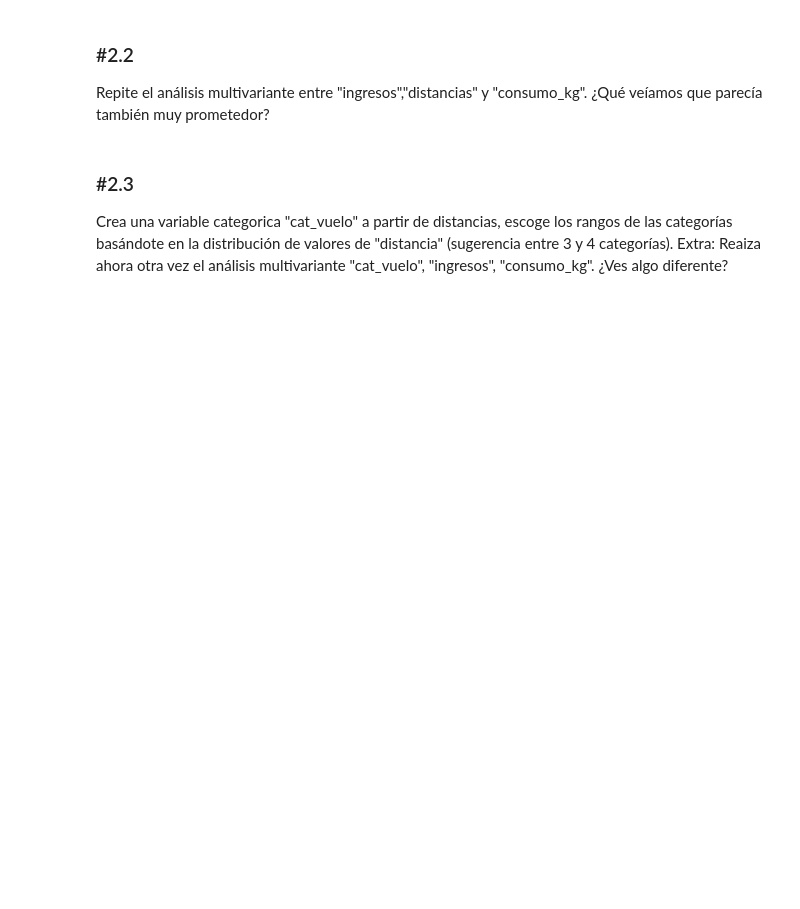
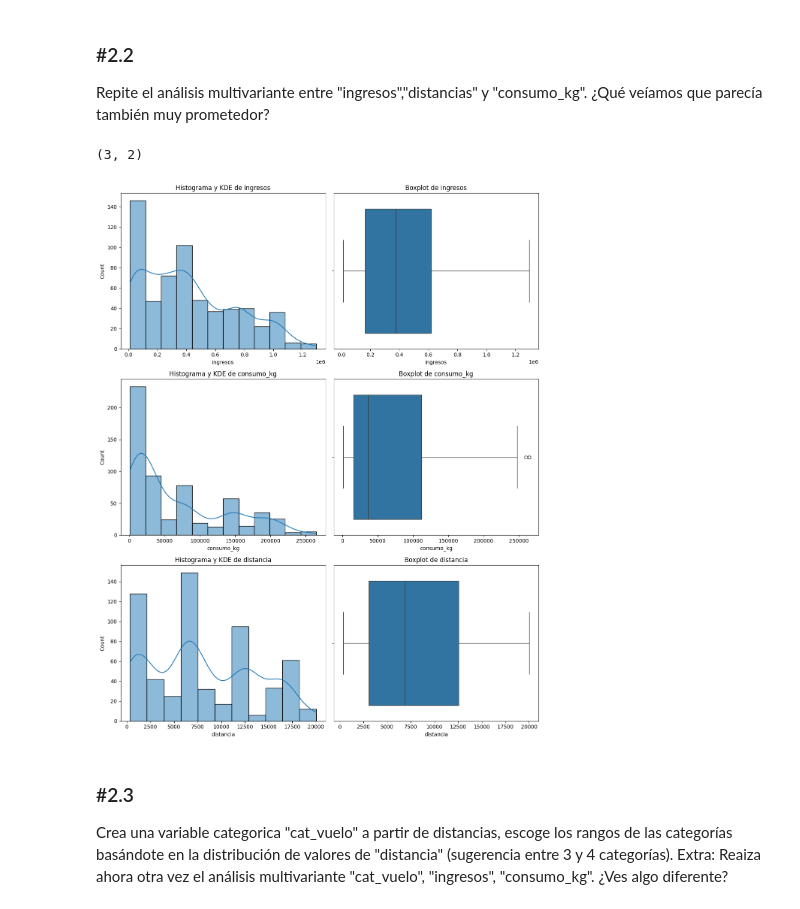
Before and after one commit to MariaJoseCamacho/repositorio_clase, a Jupyter notebook: 03_Analisis_de_Datos/Sprint_07/Unidad_02/Practica_Obligatoria/18_Practica_Obligatoria_Multivariante.ipynb, the cells around one changed output. Drawn from its saved outputs; the diff is of its cells as text; code cells hidden in the pictures; blank space fills up the shorter version.

```diff
--- a/03_Analisis_de_Datos/Sprint_07/Unidad_02/Practica_Obligatoria/18_Practica_Obligatoria_Multivariante.ipynb
+++ b/03_Analisis_de_Datos/Sprint_07/Unidad_02/Practica_Obligatoria/18_Practica_Obligatoria_Multivariante.ipynb
@@ -138,3 +138,6 @@ p-value: 4.549251711298793e-23
 ## #2 Viajes
 
 El objetivo en este caso no es tanto hacer un montón de análisis sino de completar lo que quedó pendiente en el workout y de entender cómo de un dataset podemos obtener preguntas o hipótesis interesantes (si las hay)
+# %%
+df = pd.read_csv("./data/dataset_viajes_jun.csv")
+df
@@ -146,6 +196,11 @@ Carga el dataset de viajes del mes de junio. Repite el análisis bivariante entr
 ### #2.2
 
 Repite el análisis multivariante entre "ingresos","distancias" y "consumo_kg". ¿Qué veíamos que parecía también muy prometedor?
+# %%
+plot_combined_graphs(df,["ingresos","consumo_kg","distancia"])
+# %% [output]
+(3, 2)
+[figure, added]
 # %% [markdown]
 ### #2.3
 
```
Also changed, not shown: parts of 6 cells of this notebook.
